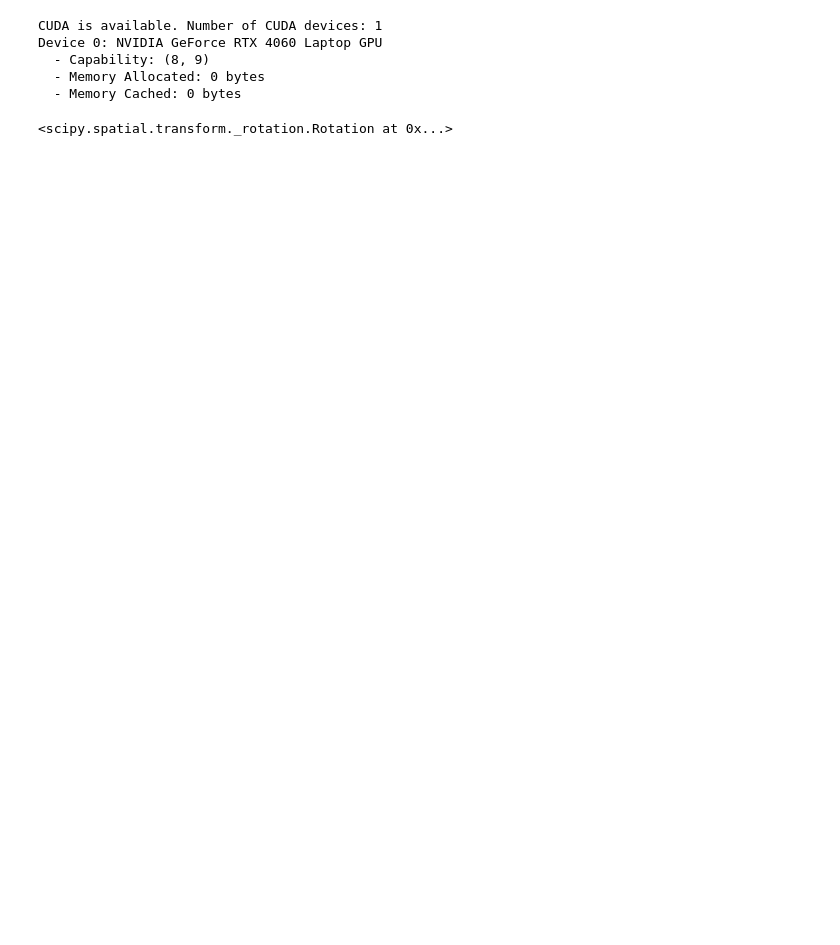
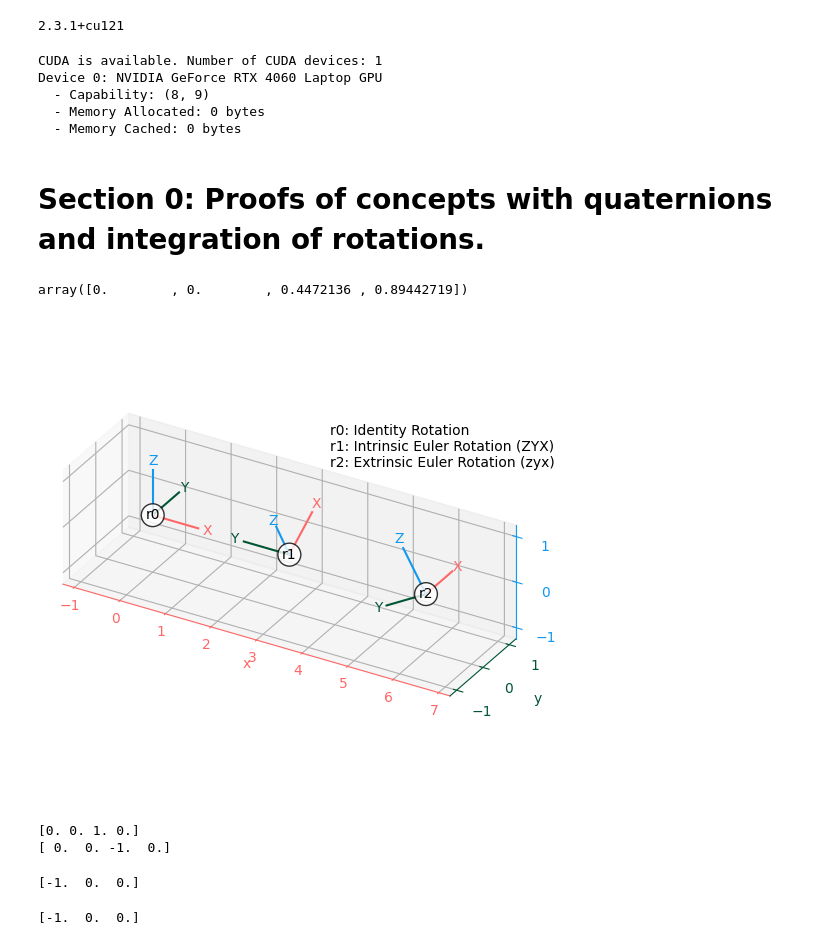
Before and after one commit to timmmml/dissertation_proj, a Jupyter notebook: explore.ipynb, the cells around one changed output. Saved outputs shown, nothing was run; the diff lists cells and outputs as text; code cells hidden in the pictures; blank space fills up the shorter version.

```diff
--- a/explore.ipynb
+++ b/explore.ipynb
@@ -1,6 +1,13 @@
 # %%
 import torch
+
+print(torch.__version__)
 import numpy as np
+from numpy import pi
+from scipy.spatial.transform import Rotation as R
+import matplotlib.pyplot as plt
+# %% [output]
+2.3.1+cu121
 # %%
 # Check if CUDA is available
 if torch.cuda.is_available():
@@ -18,9 +25,76 @@ Device 0: NVIDIA GeForce RTX 4060 Laptop GPU
   - Capability: (8, 9)
   - Memory Allocated: 0 bytes
   - Memory Cached: 0 bytes
+# %% [markdown]
+# Section 0: Proofs of concepts with quaternions and integration of rotations.
 # %%
-from scipy.spatial.transform import Rotation as R
 r = R.from_quat([0, 0, 1, 2])
-r
+r_hat = r.as_euler('zyx', degrees=False)
+R.from_euler('zyx', r_hat, degrees=False).as_quat()
 # %% [output]
-<scipy.spatial.transform._rotation.Rotation at 0x...>
+array([0.        , 0.        , 0.4472136 , 0.89442719])
+# %%
+def plot_rotated_axes(ax, r, name=None, offset=(0, 0, 0), scale=1):
+    colors = ("#FF6666", "#005533", "#1199EE")  # Colorblind-safe RGB
+    loc = np.array([offset, offset])
+    for i, (axis, c) in enumerate(zip((ax.xaxis, ax.yaxis, ax.zaxis),
+                                      colors)):
+        axlabel = axis.axis_name
+        axis.set_label_text(axlabel)
+        axis.label.set_color(c)
+        axis.line.set_color(c)
+        axis.set_tick_params(colors=c)
+        line = np.zeros((2, 3))
+        line[1, i] = scale
+        line_rot = r.apply(line)
+        line_plot = line_rot + loc
+        ax.plot(line_plot[:, 0], line_plot[:, 1], line_plot[:, 2], c)
+        text_loc = line[1]*1.2
+        text_loc_rot = r.apply(text_loc)
+        text_plot = text_loc_rot + loc[0]
+        ax.text(*text_plot, axlabel.upper(), color=c,
+                va="center", ha="center")
+    ax.text(*offset, name, color="k", va="center", ha="center",
+            bbox={"fc": "w", "alpha": 0.8, "boxstyle": "circle"})
+# %%
+r0 = R.identity()
+r1 = R.from_euler("ZYX", [90, -30, 0], degrees=True)  # intrinsic
+r2 = R.from_euler("zyx", [90, -30, 0], degrees=True)  # extrinsic
+
+ax = plt.figure().add_subplot(projection="3d", proj_type="ortho")
+plot_rotated_axes(ax, r0, name="r0", offset=(0, 0, 0))
+plot_rotated_axes(ax, r1, name="r1", offset=(3, 0, 0))
+plot_rotated_axes(ax, r2, name="r2", offset=(6, 0, 0))
+_ = ax.annotate(
+    "r0: Identity Rotation\n"
+    "r1: Intrinsic Euler Rotation (ZYX)\n"
+    "r2: Extrinsic Euler Rotation (zyx)",
+    xy=(0.6, 0.7), xycoords="axes fraction", ha="left"
+)
+ax.set(xlim=(-1.25, 7.25), ylim=(-1.25, 1.25), zlim=(-1.25, 1.25))
+ax.set(xticks=range(-1, 8), yticks=[-1, 0, 1], zticks=[-1, 0, 1])
+ax.set_aspect("equal", adjustable="box")
+ax.figure.set_size_inches(6, 5)
+plt.tight_layout()
+# %% [output]
+[figure, added]
+# %%
+r0 = R.from_quat([0, 0, 0, 1])
+r1_q = [1, 0, 0, 0]
+r2_q = [0, 1, 0, 0]
+r1 = R.from_quat(r1_q)
+r2 = R.from_quat(r2_q)
+
+print((r0 * r1 * r2).as_quat())
+print((r2 * r1 * r0).as_quat())
+# %% [output]
+[0. 0. 1. 0.]
+[ 0.  0. -1.  0.]
+# %%
+print(r2.apply(r1.apply(r0.apply([1, 0, 0]))))
+# %% [output]
+[-1.  0.  0.]
+# %%
+print((r2 * r1 * r0).apply([1, 0, 0]))
+# %% [output]
+[-1.  0.  0.]
```
Also changed, not shown: parts of 2 cells of this notebook, 5 other files.
